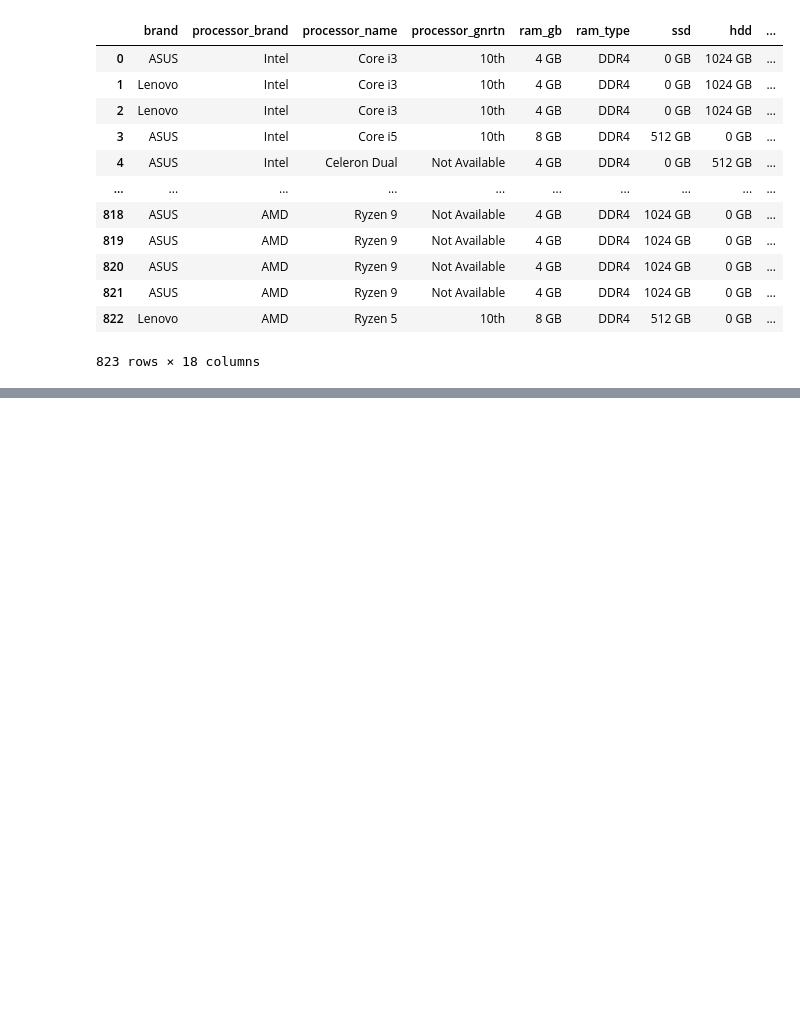
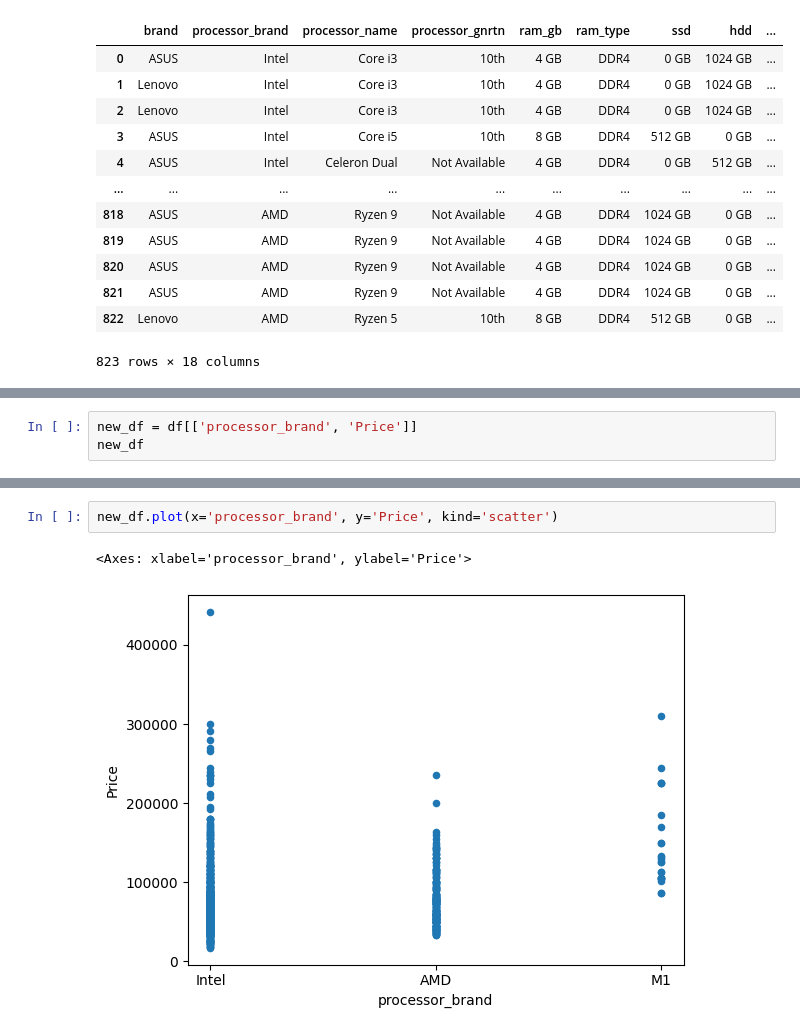
Before and after one commit to AbdullahahaMalik/PREDICTING-LAPTOP-PRICES, a Jupyter notebook: PREDICTING-LAPTOP-PRICES.ipynb, the cells around one changed output, grey strips where cells are left out. Cells and saved outputs as stored; diff of their text form; blank space fills up the shorter version.

```diff
--- a/PREDICTING-LAPTOP-PRICES.ipynb
+++ b/PREDICTING-LAPTOP-PRICES.ipynb
@@ -118,0 +166,3 @@ df
+# %%
+new_df = df[['processor_brand', 'Price']]
+new_df
@@ -118,0 +183,5 @@ df
+# %%
+new_df.plot(x='processor_brand', y='Price', kind='scatter')
+# %% [output]
+<Axes: xlabel='processor_brand', ylabel='Price'>
+[figure, added]
```
Also changed, not shown: parts of 42 cells of this notebook.
